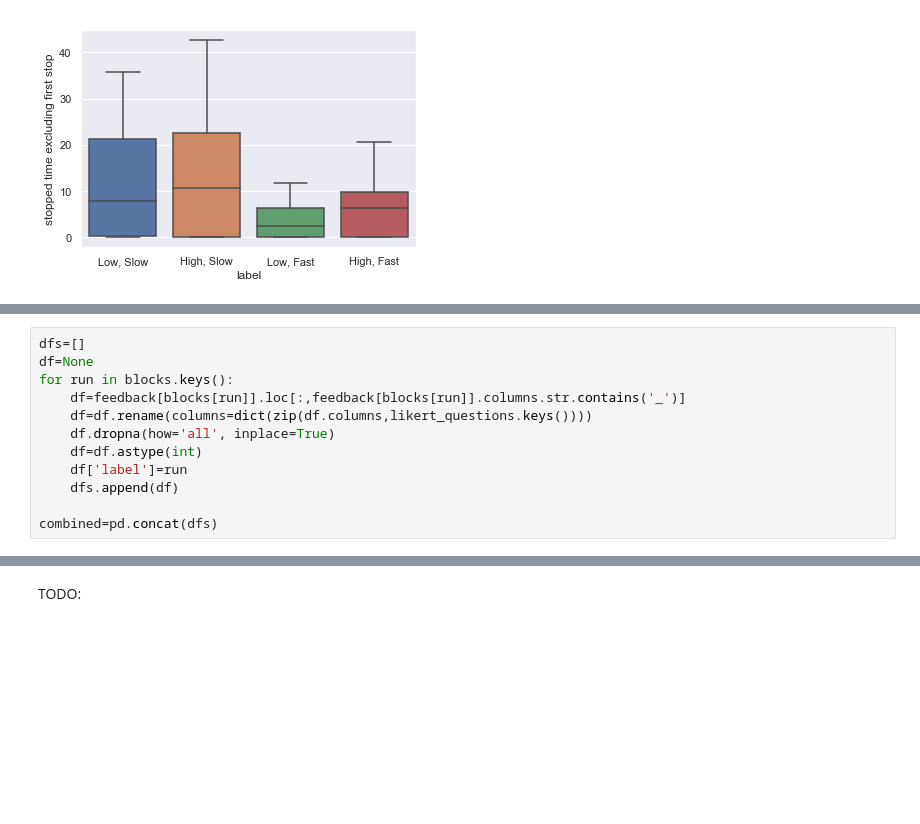
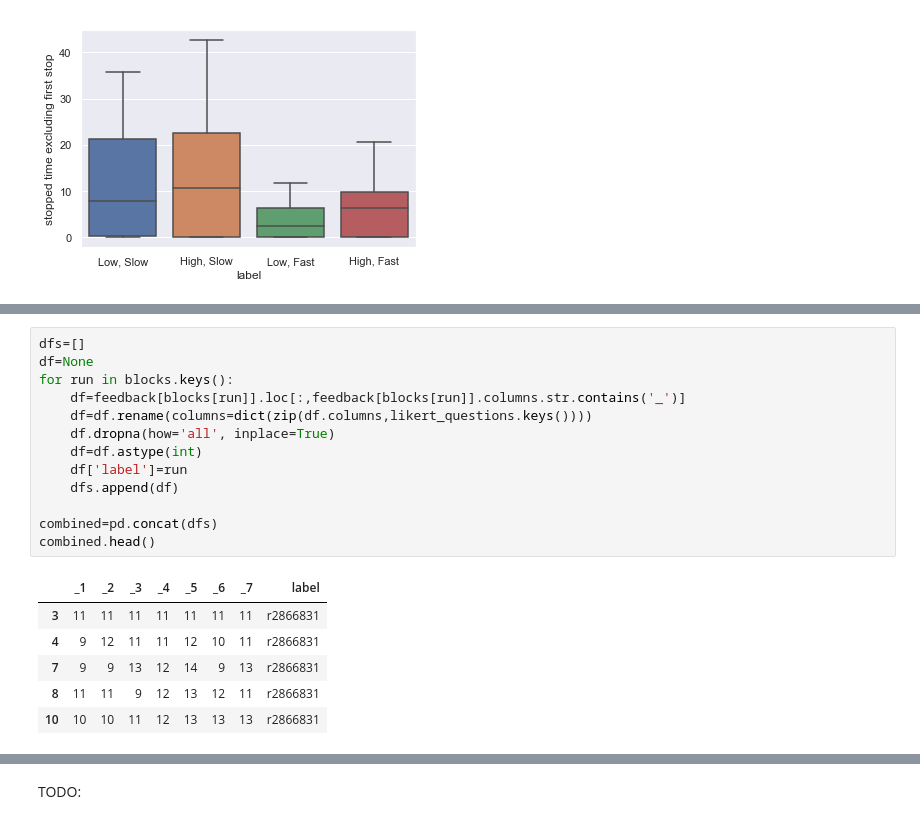
Before and after one commit to FAR-Lab/chairsim-server, a Jupyter notebook: Chairsim_paths.ipynb, the cells around one changed output, grey strips where cells are left out. Drawn from its saved outputs; the diff is of its cells as text; blank space fills up the shorter version.

```diff
--- a/Chairsim_paths.ipynb
+++ b/Chairsim_paths.ipynb
@@ -520,13 +549,21 @@ Index(['Q3', 'Q5', 'Q44', 'Q45', 'Q46_1', 'Q46_2', 'Q46_3', 'Q46_4', 'Q46_5',
 # %%
 dfs=[]
 df=None
 for run in blocks.keys():
     df=feedback[blocks[run]].loc[:,feedback[blocks[run]].columns.str.contains('_')]
     df=df.rename(columns=dict(zip(df.columns,likert_questions.keys())))
     df.dropna(how='all', inplace=True)
     df=df.astype(int)
     df['label']=run
     dfs.append(df)
 
 combined=pd.concat(dfs)
+combined.head()
+# %% [output]
+|  | _1 | _2 | _3 | _4 | _5 | _6 | _7 | label |
+| 3 | 11 | 11 | 11 | 11 | 11 | 11 | 11 | r2866831 |
+| 4 | 9 | 12 | 11 | 11 | 12 | 10 | 11 | r2866831 |
+| 7 | 9 | 9 | 13 | 12 | 14 | 9 | 13 | r2866831 |
+| 8 | 11 | 11 | 9 | 12 | 13 | 12 | 11 | r2866831 |
+| 10 | 10 | 10 | 11 | 12 | 13 | 13 | 13 | r2866831 |
 # %%
```
Also changed, not shown: parts of 4 cells of this notebook.
